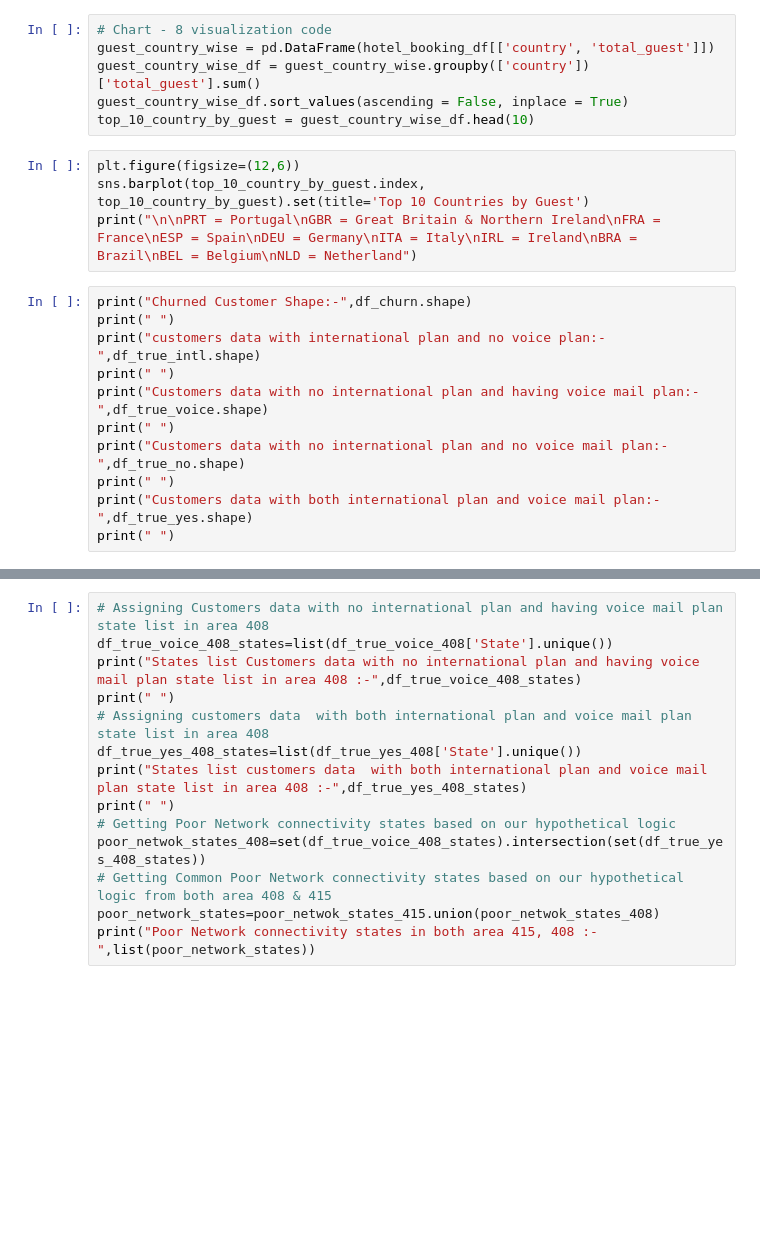
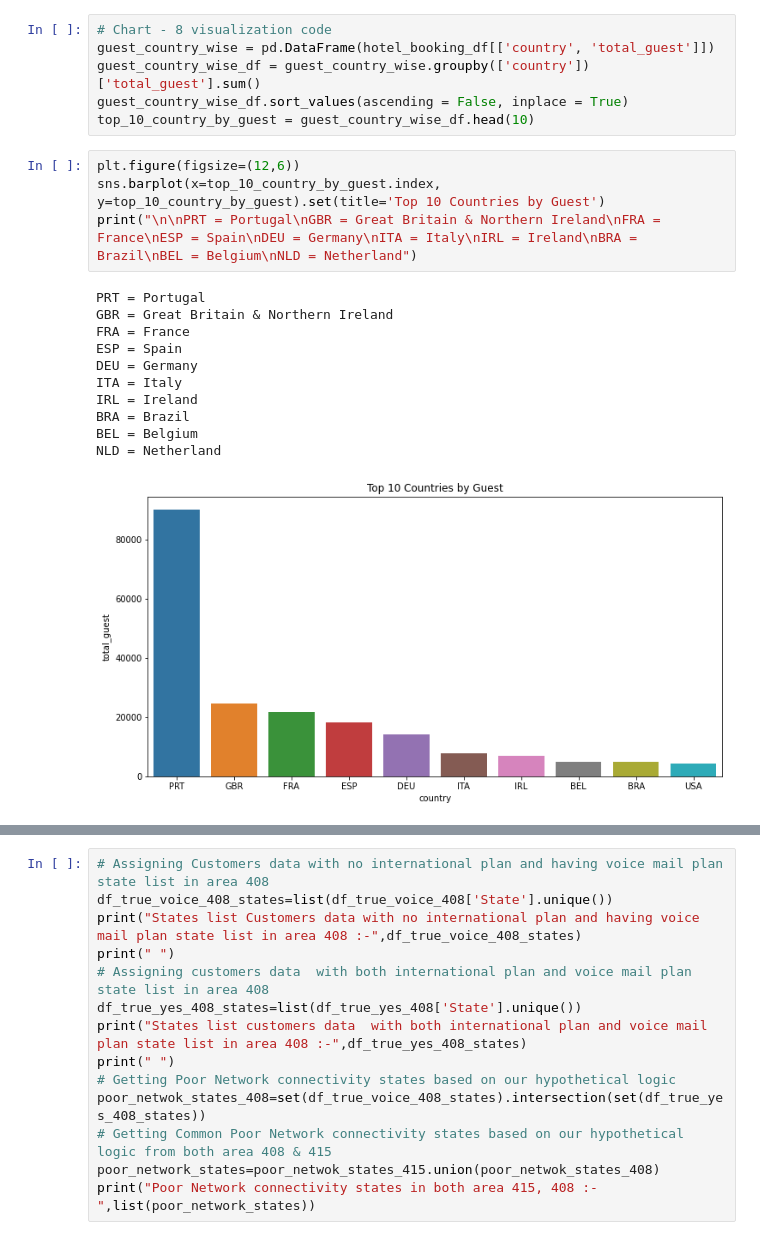
Before and after one commit to Biplobdas1999/EDA-Capstone-project, a Jupyter notebook: Sample_EDA_Submission_Template.ipynb, the cells around one changed output, grey strips where cells are left out. Saved outputs shown, nothing was run; the diff lists cells and outputs as text; blank space fills up the shorter version.

```diff
--- a/Sample_EDA_Submission_Template.ipynb
+++ b/Sample_EDA_Submission_Template.ipynb
@@ -799,16 +799,17 @@ guest_country_wise_df.sort_values(ascending = False, inplace = True)
 top_10_country_by_guest = guest_country_wise_df.head(10)
 # %%
 plt.figure(figsize=(12,6))
-sns.barplot(top_10_country_by_guest.index, top_10_country_by_guest).set(title='Top 10 Countries by Guest')
+sns.barplot(x=top_10_country_by_guest.index, y=top_10_country_by_guest).set(title='Top 10 Countries by Guest')
 print("\n\nPRT = Portugal\nGBR = Great Britain & Northern Ireland\nFRA = France\nESP = Spain\nDEU = Germany\nITA = Italy\nIRL = Ireland\nBRA = Brazil\nBEL = Belgium\nNLD = Netherland")
+# %% [output]
+PRT = Portugal
+GBR = Great Britain & Northern Ireland
+FRA = France
+ESP = Spain
+DEU = Germany
+ITA = Italy
+IRL = Ireland
+BRA = Brazil
+BEL = Belgium
+NLD = Netherland
+[figure, added]
-# %%
-print("Churned Customer Shape:-",df_churn.shape)
-print(" ")
-print("customers data with international plan and no voice plan:-",df_true_intl.shape)
-print(" ")
-print("Customers data with no international plan and having voice mail plan:-",df_true_voice.shape)
-print(" ")
-print("Customers data with no international plan and no voice mail plan:-",df_true_no.shape)
-print(" ")
-print("Customers data with both international plan and voice mail plan:-",df_true_yes.shape)
-print(" ")
```
Also changed, not shown: parts of 4 cells of this notebook.
